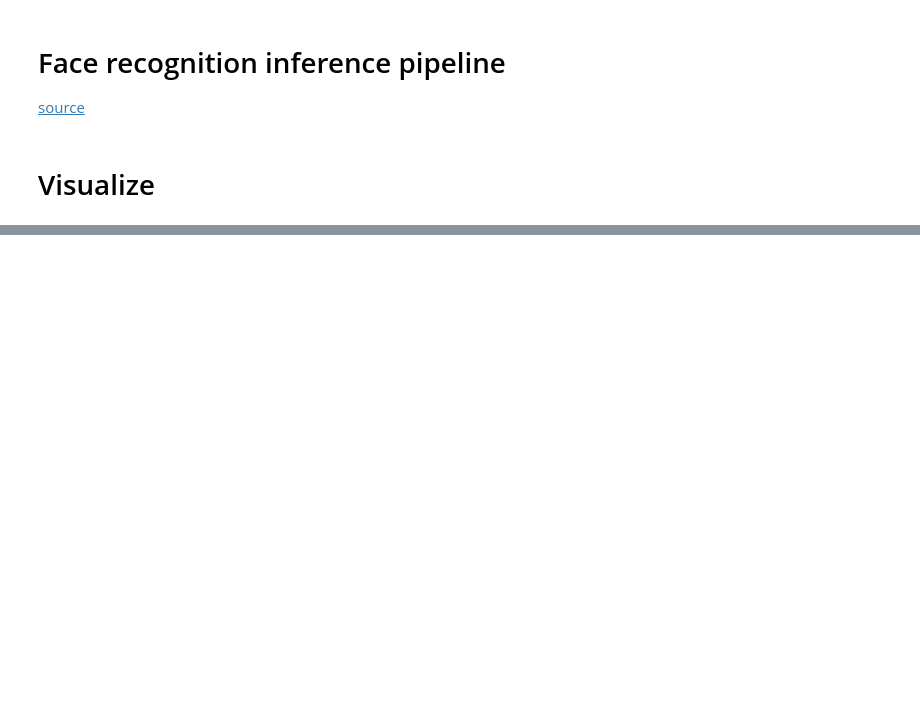
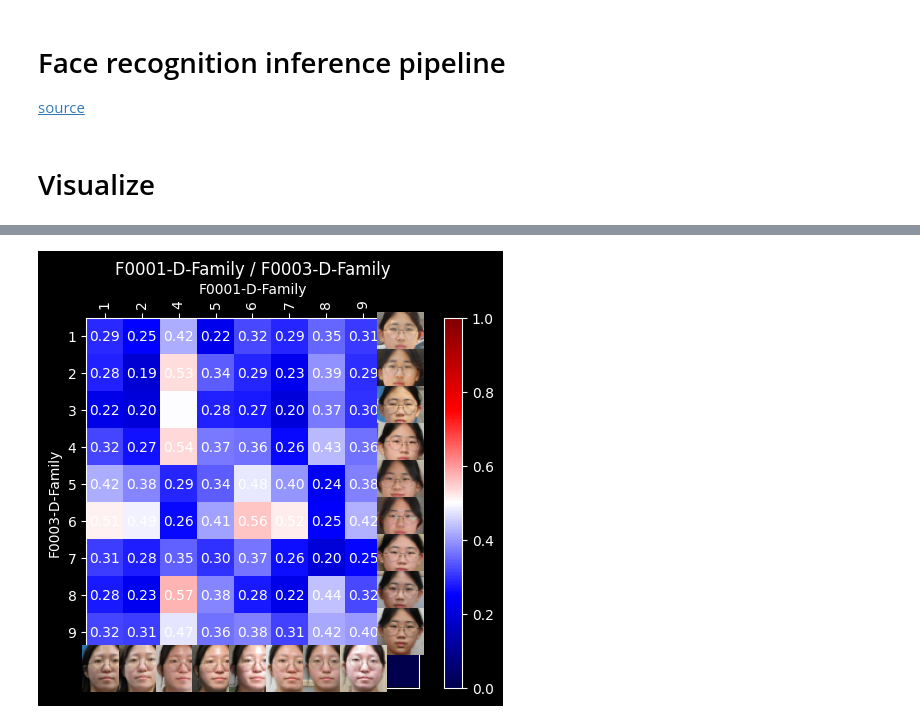
Before and after one commit to jongphago/face, a Jupyter notebook: utils/model/facenet/facenet_fr_inference_pipeline.ipynb, the cells around one changed output, grey strips where cells are left out. Saved outputs shown, nothing was run; the diff lists cells and outputs as text; code cells hidden in the pictures; blank space fills up the shorter version.

```diff
--- a/utils/model/facenet/facenet_fr_inference_pipeline.ipynb
+++ b/utils/model/facenet/facenet_fr_inference_pipeline.ipynb
@@ -67,0 +142,54 @@ sns.heatmap(out)
+# %%
+# Euclidean distance
+dists = [[np.linalg.norm(e1 - e2) for e2 in age_array2] for e1 in age_array1]
+out2 = pd.DataFrame(dists, columns=age_names2, index=age_names1)
+# Modify out2 for face image space
+nx, ny = out2.shape
+out2 = np.c_[out2, np.zeros(nx)]
+out2 = np.r_[out2, np.zeros([1, ny + 1])]
+# %%
+xticker = ticker.FixedLocator(range(len(age_names2)))
+yticker = ticker.FixedLocator(range(len(age_names1)))
+# %%
+fig2, ax2 = plt.subplots()
+im = ax2.matshow(out2, vmin=0, vmax=1, cmap="seismic")
+cbar = fig2.colorbar(im)
+size = 40
+
+i1 = range(len(age_names1) + 1)
+i2 = range(len(age_names2) + 1)
+ax2.set(
+    xticks=i2, xticklabels=age_names2 + [""], yticks=i1, yticklabels=age_names1 + [""]
+)
+ax2.tick_params(axis="x", rotation=90, bottom=False)
+
+l, m, r, n = ax2.images[0].get_window_extent().get_points().flatten().tolist()
+target = (r - 107.2 - ax2.spines.right.get_linewidth()) / len(age_names2)
+source = size * fig2.dpi / 72.0
+
+for (i, j), z in np.ndenumerate(out2):
+    if i != nx and j == ny:
+        im = Image.open(age_paths1[i]).resize((size, size))  # type:ignore
+        oi = OffsetImage(im, zoom=target / source)
+        box = AnnotationBbox(oi, (j, i), frameon=False, pad=0)
+        ax2.add_artist(box)
+        continue
+    if i == nx and j != ny:
+        im = Image.open(age_paths2[j]).resize((size, size))  # type:ignore
+        oi = OffsetImage(im, zoom=target / source)
+        box = AnnotationBbox(oi, (j, i), frameon=False, pad=0)
+        ax2.add_artist(box)
+    if len(age_names1) > 10 or len(age_names2) > 10:
+        continue
+    if i != nx and j != ny:
+        ax2.text(j, i, "{:0.2f}".format(z), ha="center", va="center")
+
+ax2.set(title=f"{label2} / {label1}")
+ax2.set_xlabel(f"{label2}")
+ax2.set_ylabel(f"{label1}")
+ax2.xaxis.set_label_position("top")
+ax2.xaxis.set_major_locator(xticker)
+ax2.yaxis.set_major_locator(yticker)
+plt.show()
+# %% [output]
+[figure, added]
```
Also changed, not shown: parts of 19 cells of this notebook.
